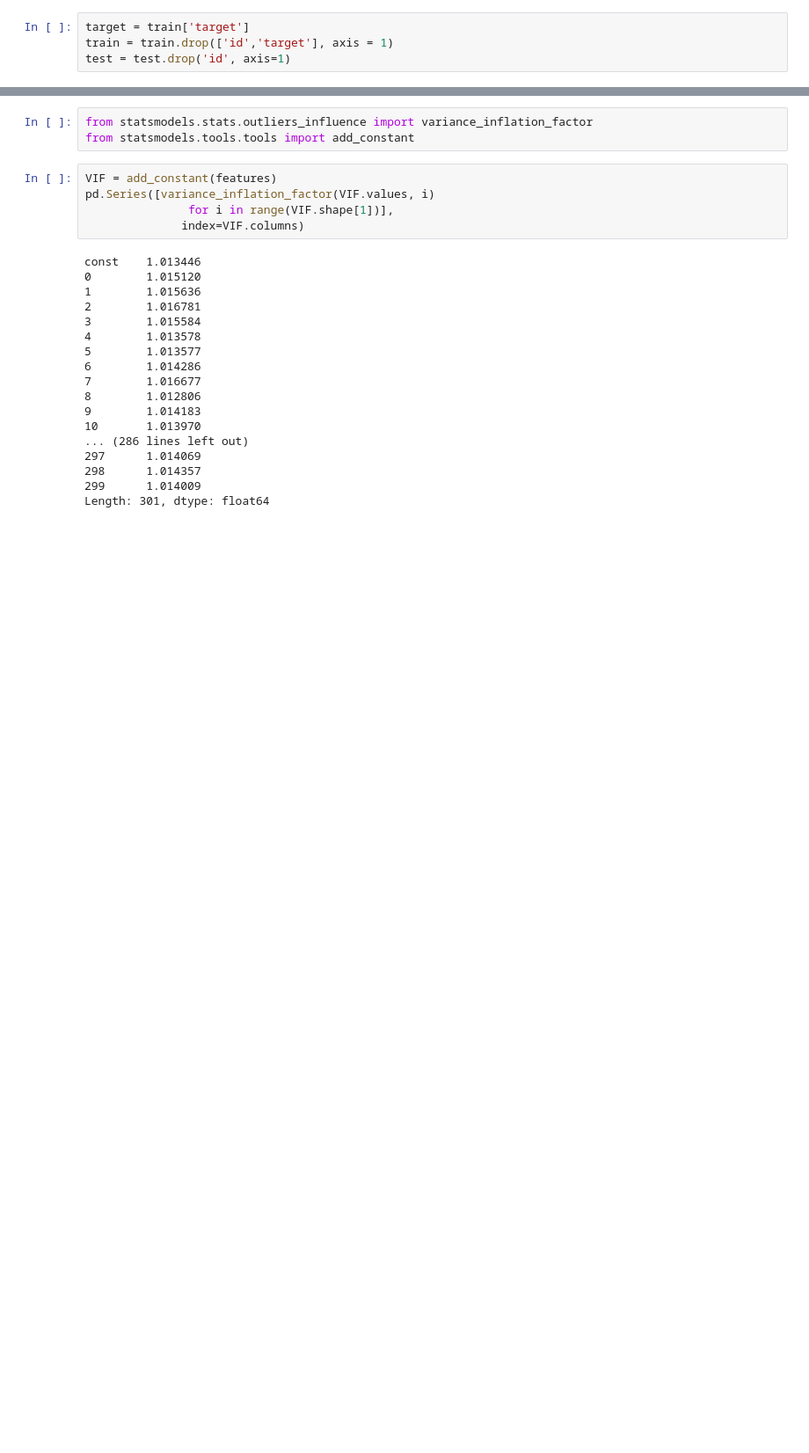
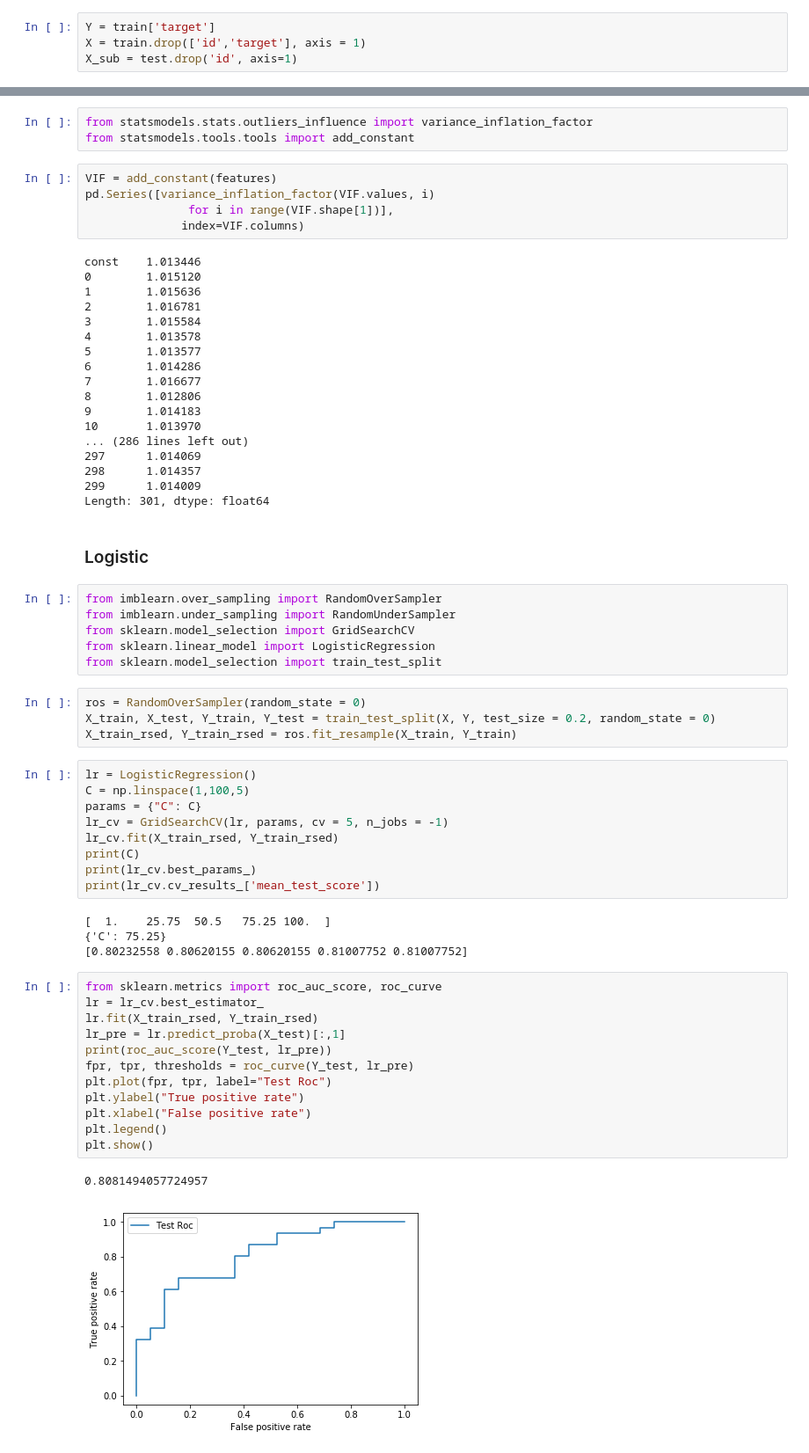
Before and after one commit to wowChelios/dontoverfit_kaggle, a Jupyter notebook: dontoverfit.ipynb, the cells around one changed output, grey strips where cells are left out. Shown: that part at 88% size. Drawn from its saved outputs; the diff is of its cells as text; blank space fills up the shorter version.

```diff
--- a/dontoverfit.ipynb
+++ b/dontoverfit.ipynb
@@ -22,5 +23,5 @@ print(test.shape)
 (19750, 301)
 # %%
-target = train['target']
-train = train.drop(['id','target'], axis = 1)
-test = test.drop('id', axis=1)
+Y = train['target']
+X = train.drop(['id','target'], axis = 1)
+X_sub = test.drop('id', axis=1)
@@ -66,3 +64,43 @@ const    1.013446
 298      1.014357
 299      1.014009
 Length: 301, dtype: float64
+# %% [markdown]
+### Logistic
+# %%
+from imblearn.over_sampling import RandomOverSampler
+from imblearn.under_sampling import RandomUnderSampler
+from sklearn.model_selection import GridSearchCV
+from sklearn.linear_model import LogisticRegression
+from sklearn.model_selection import train_test_split
+# %%
+ros = RandomOverSampler(random_state = 0)
+X_train, X_test, Y_train, Y_test = train_test_split(X, Y, test_size = 0.2, random_state = 0)
+X_train_rsed, Y_train_rsed = ros.fit_resample(X_train, Y_train)
+# %%
+lr = LogisticRegression()
+C = np.linspace(1,100,5)
+params = {"C": C}
+lr_cv = GridSearchCV(lr, params, cv = 5, n_jobs = -1)
+lr_cv.fit(X_train_rsed, Y_train_rsed)
+print(C)
+print(lr_cv.best_params_)
+print(lr_cv.cv_results_['mean_test_score'])
+# %% [output]
+[  1.    25.75  50.5   75.25 100.  ]
+{'C': 75.25}
+[0.80232558 0.80620155 0.80620155 0.81007752 0.81007752]
+# %%
+from sklearn.metrics import roc_auc_score, roc_curve
+lr = lr_cv.best_estimator_
+lr.fit(X_train_rsed, Y_train_rsed)
+lr_pre = lr.predict_proba(X_test)[:,1]
+print(roc_auc_score(Y_test, lr_pre))
+fpr, tpr, thresholds = roc_curve(Y_test, lr_pre)
+plt.plot(fpr, tpr, label="Test Roc")
+plt.ylabel("True positive rate")
+plt.xlabel("False positive rate")
+plt.legend()
+plt.show()
+# %% [output]
+0.8081494057724957
+[figure, added]
```
Also changed, not shown: parts of 8 cells of this notebook, 1 other file.
